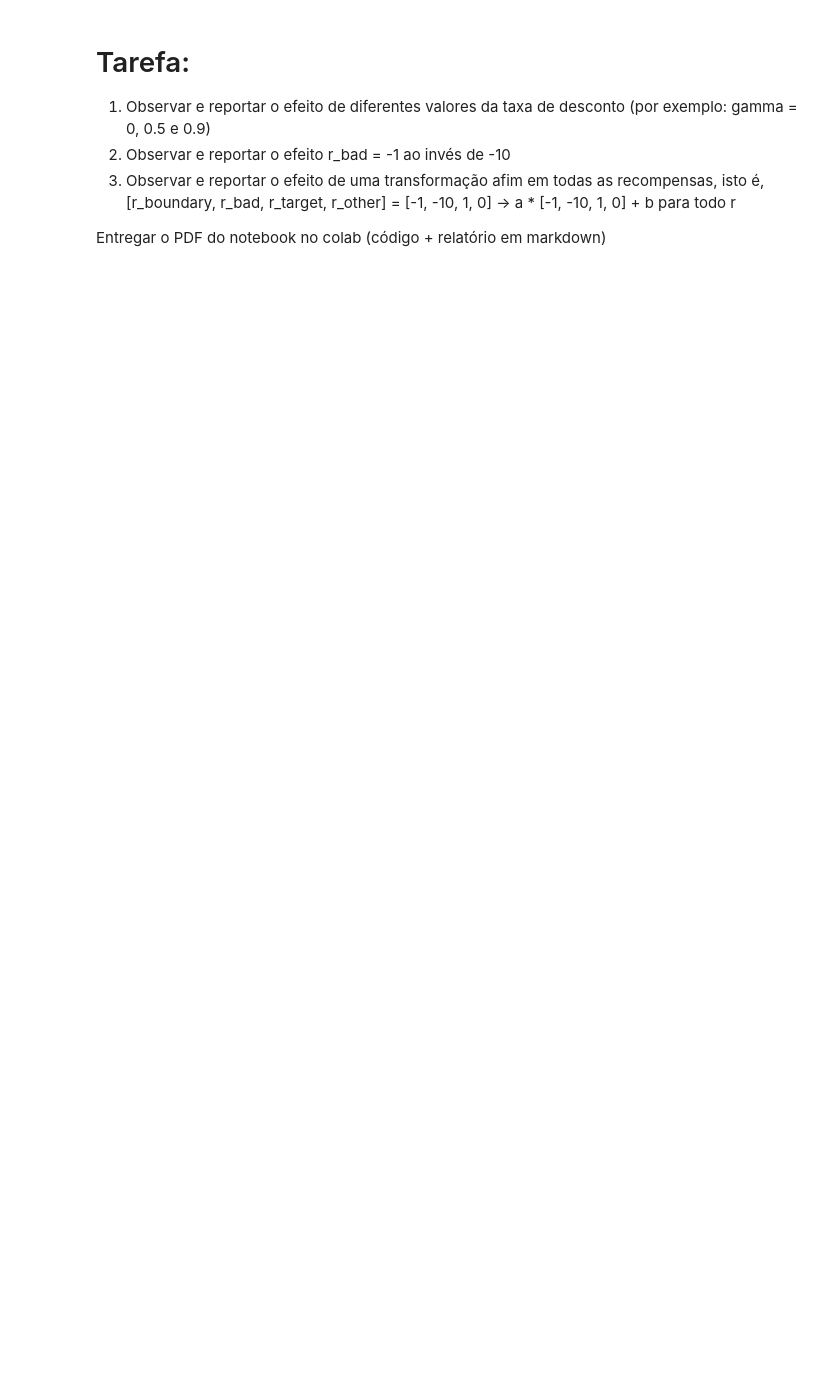
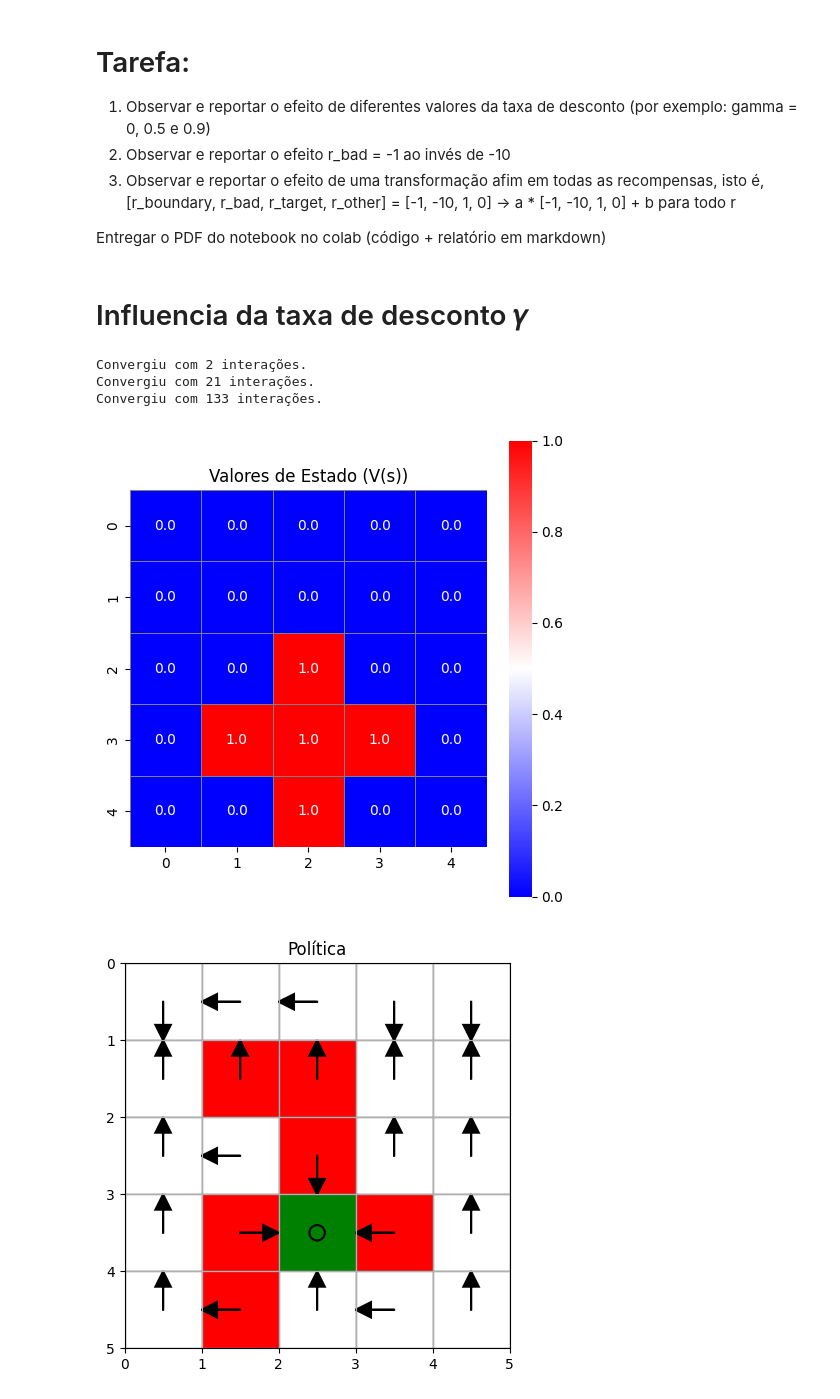
Before and after one commit to danluan/rl-labs, a Jupyter notebook: lab-1/lab_1_iteracao_de_valor.ipynb, the cells around one changed output. Saved outputs shown, nothing was run; the diff lists cells and outputs as text; code cells hidden in the pictures; blank space fills up the shorter version.

```diff
--- a/lab-1/lab_1_iteracao_de_valor.ipynb
+++ b/lab-1/lab_1_iteracao_de_valor.ipynb
@@ -314,7 +314,7 @@ ambiente = AmbienteNavegacaoLabirinto(
         bad_states=[(1, 1), (1, 2), (2, 2), (3, 1), (3, 3), (4, 1)],
         target_states=[(3, 2)],
         allow_bad_entry=True,
-        rewards=[-1, -10, 1, 0]
+        rewards=[-10, -10, 1, 0]
     )
 plot_labirinto(ambiente)
 # %% [output]
@@ -409,3 +428,27 @@ Convergiu em 10 iterações.
 [r_boundary, r_bad, r_target, r_other] = [-1, -10, 1, 0] -> a * [-1, -10, 1, 0] + b para todo r
 
 Entregar o PDF do notebook no colab (código + relatório em markdown)
+# %% [markdown]
+# Influencia da taxa de desconto 𝛾
+# %%
+ambiente = AmbienteNavegacaoLabirinto(
+        world_size=(5, 5),
+        bad_states=[(1, 1), (1, 2), (2, 2), (3, 1), (3, 3), (4, 1)],
+        target_states=[(3, 2)],
+        allow_bad_entry=True,
+        rewards=[-10, -1, 1, 0]
+    )
+
+V1, Q1, politica1 = iteracao_de_valor(ambiente, gamma=0, theta=1e-6, max_iteracoes=1000)
+V2, Q2, politica2 = iteracao_de_valor(ambiente, gamma=0.5, theta=1e-6, max_iteracoes=1000)
+V3, Q3, politica3 = iteracao_de_valor(ambiente, gamma=0.9, theta=1e-6, max_iteracoes=1000)
+# %% [output]
+Convergiu com 2 interações.
+Convergiu com 21 interações.
+Convergiu com 133 interações.
+# %%
+plot_valores_de_estado(V1, ambiente)
+plot_policy(ambiente, politica1)
+# %% [output]
+[figure, added]
+[figure, added]
```
Also changed, not shown: parts of 6 cells of this notebook.
